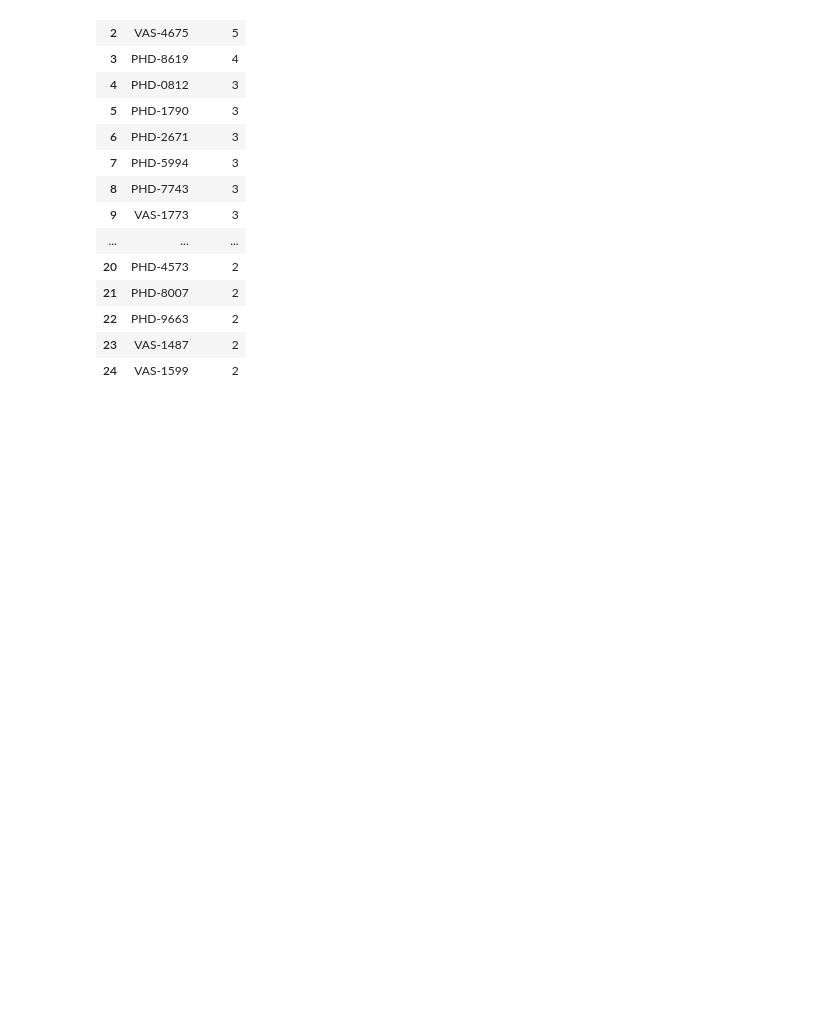
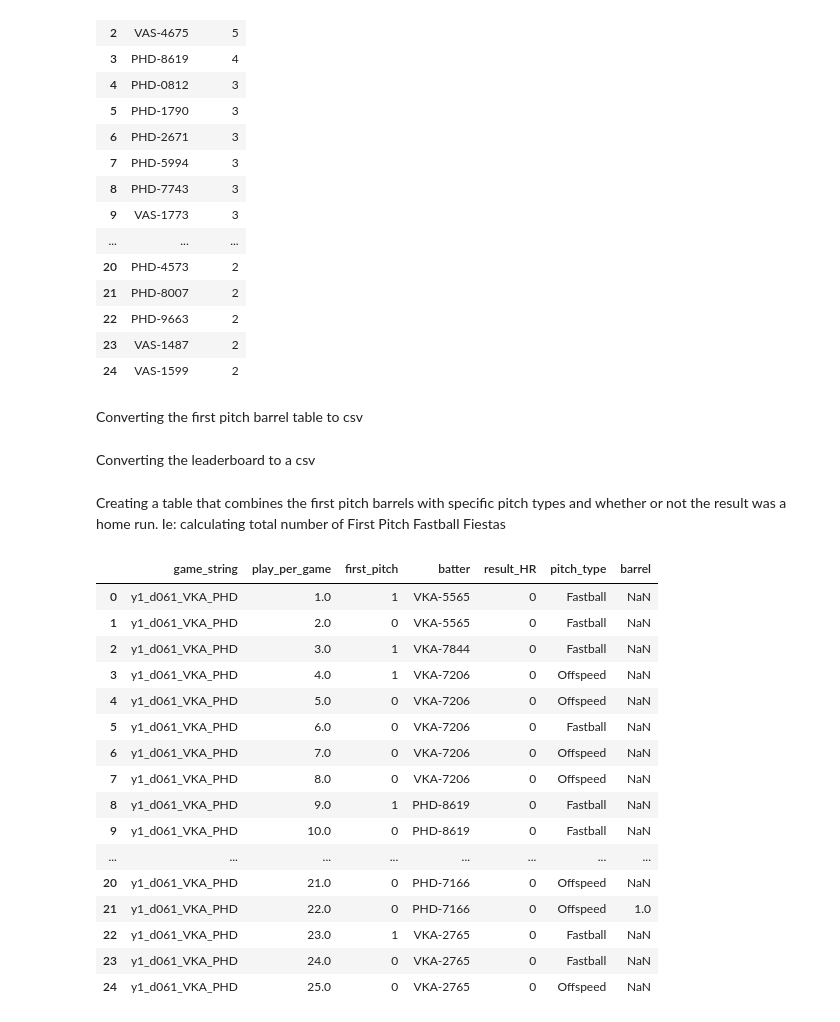
Before and after one commit to TDFelton/FirstPitchFastballFiesta, a Jupyter notebook: data_processing_linnux.ipynb, the cells around one changed output. Drawn from its saved outputs; the diff is of its cells as text; code cells hidden in the pictures; blank space fills up the shorter version.

```diff
--- a/data_processing_linnux.ipynb
+++ b/data_processing_linnux.ipynb
@@ -592,6 +640,8 @@ pd.read_sql("SELECT * FROM leaderboard ORDER BY barrels DESC", conn).head(25)
 | 22 | PHD-9663 | 2 |
 | 23 | VAS-1487 | 2 |
 | 24 | VAS-1599 | 2 |
+# %% [markdown]
+Converting the first pitch barrel table to csv
 # %%
 import csv
 
@@ -602,6 +652,8 @@ with sql.connect("barrels.db") as connection:
     csvWriter.writerow(['game_string','play_per_game','pitch_release_time','pitch_end_time','result_in_play','first_pitch','pitcher','batter','exit_velocity','launch_angle'])
     rows = c.fetchall()
     csvWriter.writerows(rows)
+# %% [markdown]
+Converting the leaderboard to a csv
 # %%
 import csv
 
@@ -612,3 +664,42 @@ with sql.connect("barrels.db") as connection:
     csvWriter.writerow(['batter','barrels'])
     rows = c.fetchall()
     csvWriter.writerows(rows)
+# %% [markdown]
+Creating a table that combines the first pitch barrels with specific pitch types and whether or not the result was a home run. Ie: calculating total number of First Pitch Fastball Fiestas
+# %%
+db = "barrels.db"
+with sql.connect(db, timeout = 1000) as conn:
+    cur = conn.cursor()
+join_fp_bar = """
+CREATE TABLE First_pitch_fastball_fiesta
+AS
+SELECT p.game_string, p.play_per_game, p.first_pitch, p.batter, p.result_HR, p.pitch_type, b.barrel
+FROM pitches_classified AS p
+LEFT JOIN barrels AS b
+ON p.game_string = b.game_string
+AND p.play_per_game = b.play_per_game
+ORDER BY p.game_string, p.play_per_game
+"""
+drop_table = "DROP TABLE IF EXISTS First_pitch_fastball_fiesta"
+cur.execute(drop_table)
+cur.execute(join_fp_bar)
+conn.commit()
+pd.read_sql("SELECT * FROM First_pitch_fastball_fiesta", conn).head(25)
+# %% [output]
+|  | game_string | play_per_game | first_pitch | batter | result_HR | pitch_type | barrel |
+| 0 | y1_d061_VKA_PHD | 1.0 | 1 | VKA-5565 | 0 | Fastball | NaN |
+| 1 | y1_d061_VKA_PHD | 2.0 | 0 | VKA-5565 | 0 | Fastball | NaN |
+| 2 | y1_d061_VKA_PHD | 3.0 | 1 | VKA-7844 | 0 | Fastball | NaN |
+| 3 | y1_d061_VKA_PHD | 4.0 | 1 | VKA-7206 | 0 | Offspeed | NaN |
+| 4 | y1_d061_VKA_PHD | 5.0 | 0 | VKA-7206 | 0 | Offspeed | NaN |
+| 5 | y1_d061_VKA_PHD | 6.0 | 0 | VKA-7206 | 0 | Fastball | NaN |
+| 6 | y1_d061_VKA_PHD | 7.0 | 0 | VKA-7206 | 0 | Offspeed | NaN |
+| 7 | y1_d061_VKA_PHD | 8.0 | 0 | VKA-7206 | 0 | Offspeed | NaN |
+| 8 | y1_d061_VKA_PHD | 9.0 | 1 | PHD-8619 | 0 | Fastball | NaN |
+| 9 | y1_d061_VKA_PHD | 10.0 | 0 | PHD-8619 | 0 | Fastball | NaN |
+| ... | ... | ... | ... | ... | ... | ... | ... |
+| 20 | y1_d061_VKA_PHD | 21.0 | 0 | PHD-7166 | 0 | Offspeed | NaN |
+| 21 | y1_d061_VKA_PHD | 22.0 | 0 | PHD-7166 | 0 | Offspeed | 1.0 |
+| 22 | y1_d061_VKA_PHD | 23.0 | 1 | VKA-2765 | 0 | Fastball | NaN |
+| 23 | y1_d061_VKA_PHD | 24.0 | 0 | VKA-2765 | 0 | Fastball | NaN |
+| 24 | y1_d061_VKA_PHD | 25.0 | 0 | VKA-2765 | 0 | Offspeed | NaN |
```
Also changed, not shown: parts of 45 cells of this notebook.
